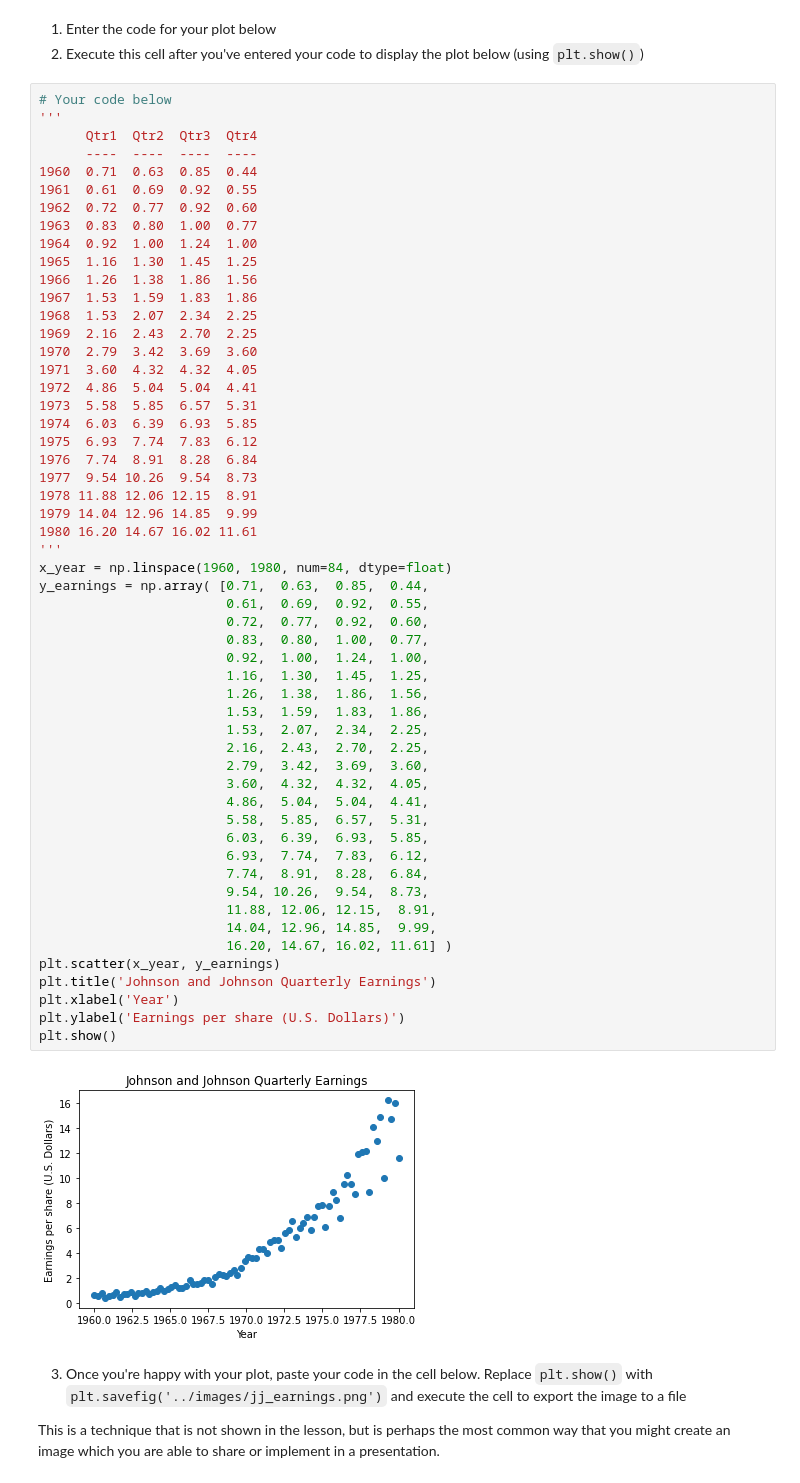
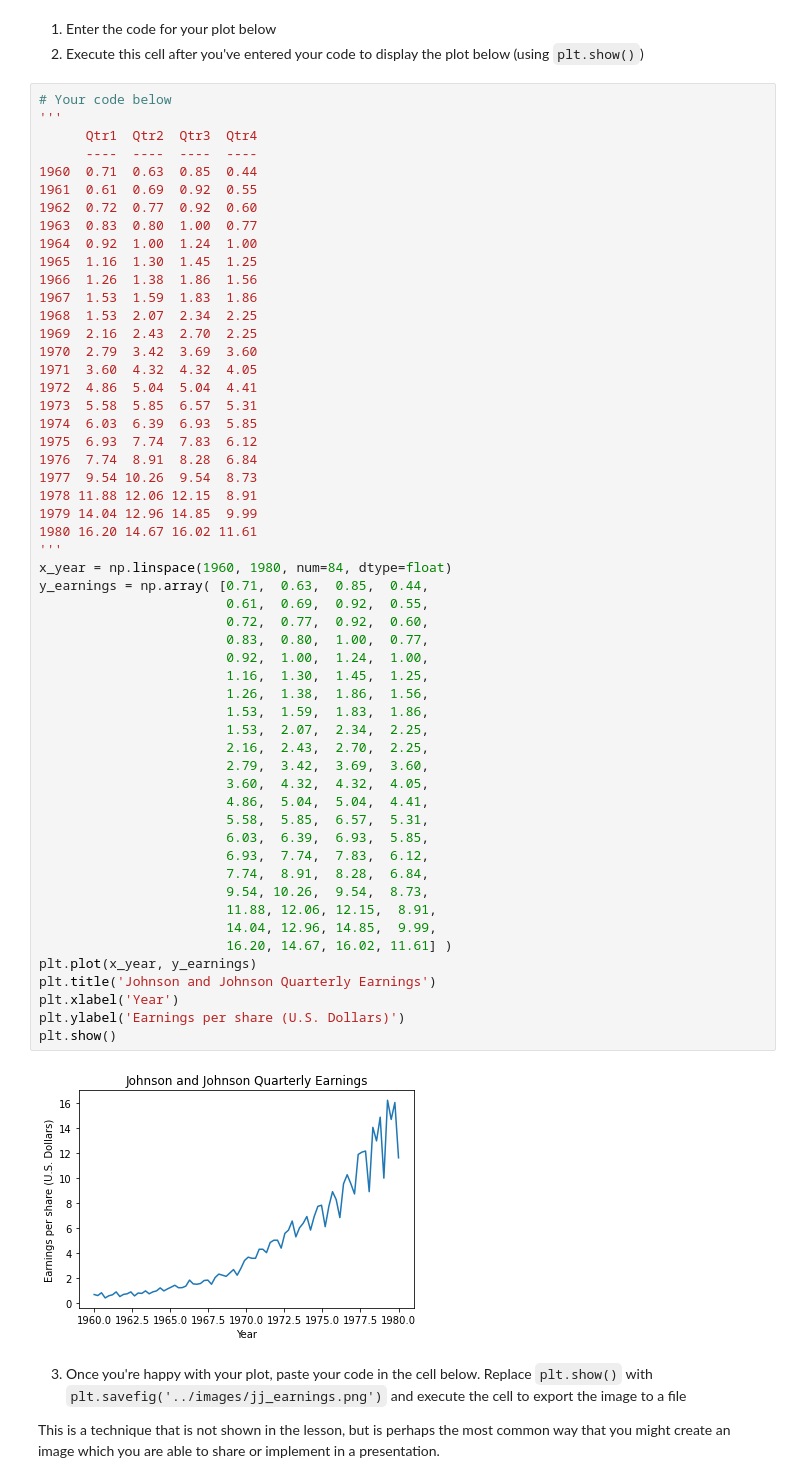
Before and after one commit to JeffBaksa/ds-precourse-scatterplots, a Jupyter notebook: notebooks/scatter_plots.ipynb, the cells around one changed output. Saved outputs shown, nothing was run; the diff lists cells and outputs as text.

Commit message:
changed the second plot, j&j, to a line plot

```diff
--- a/notebooks/scatter_plots.ipynb
+++ b/notebooks/scatter_plots.ipynb
@@ -187,35 +187,35 @@ array([1960.  , 1960.25, 1960.5 , 1960.75, 1961.  , 1961.25, 1961.5 ,
 1979 14.04 12.96 14.85  9.99
 1980 16.20 14.67 16.02 11.61
 '''
 x_year = np.linspace(1960, 1980, num=84, dtype=float)
 y_earnings = np.array( [0.71,  0.63,  0.85,  0.44,
                         0.61,  0.69,  0.92,  0.55,
                         0.72,  0.77,  0.92,  0.60,
                         0.83,  0.80,  1.00,  0.77,
                         0.92,  1.00,  1.24,  1.00,
                         1.16,  1.30,  1.45,  1.25,
                         1.26,  1.38,  1.86,  1.56,
                         1.53,  1.59,  1.83,  1.86,
                         1.53,  2.07,  2.34,  2.25,
                         2.16,  2.43,  2.70,  2.25,
                         2.79,  3.42,  3.69,  3.60,
                         3.60,  4.32,  4.32,  4.05,
                         4.86,  5.04,  5.04,  4.41,
                         5.58,  5.85,  6.57,  5.31,
                         6.03,  6.39,  6.93,  5.85,
                         6.93,  7.74,  7.83,  6.12,
                         7.74,  8.91,  8.28,  6.84,
                         9.54, 10.26,  9.54,  8.73,
                         11.88, 12.06, 12.15,  8.91,
                         14.04, 12.96, 14.85,  9.99,
                         16.20, 14.67, 16.02, 11.61] )
-plt.scatter(x_year, y_earnings)
+plt.plot(x_year, y_earnings)
 plt.title('Johnson and Johnson Quarterly Earnings')
 plt.xlabel('Year')
 plt.ylabel('Earnings per share (U.S. Dollars)')
 plt.show()
 # %% [output]
-[figure, old version]
+[figure, new version]
 # %% [markdown]
 3. Once you're happy with your plot, paste your code in the cell below. Replace `plt.show()` with `plt.savefig('../images/jj_earnings.png')` and execute the cell to export the image to a file
 
```
Also changed, not shown: parts of 1 cell of this notebook, 1 other file.
